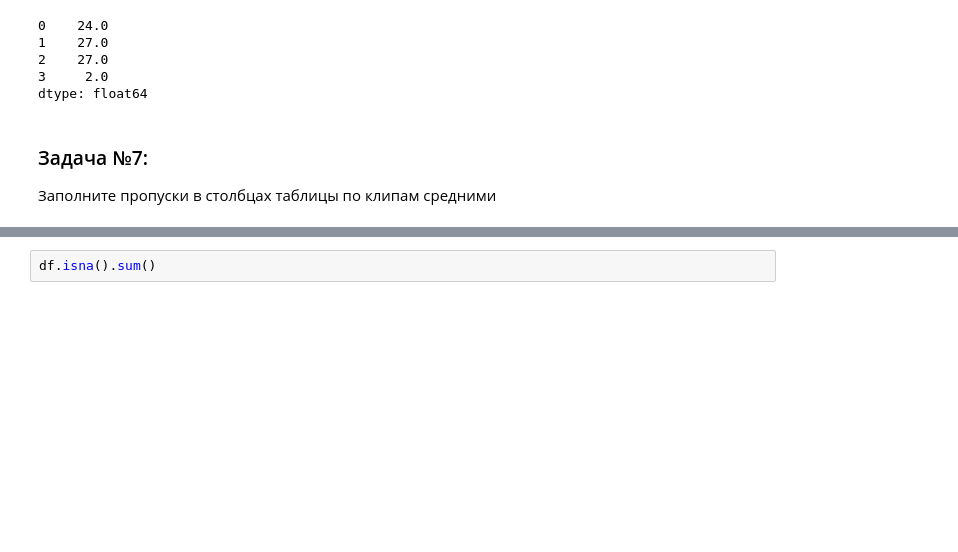
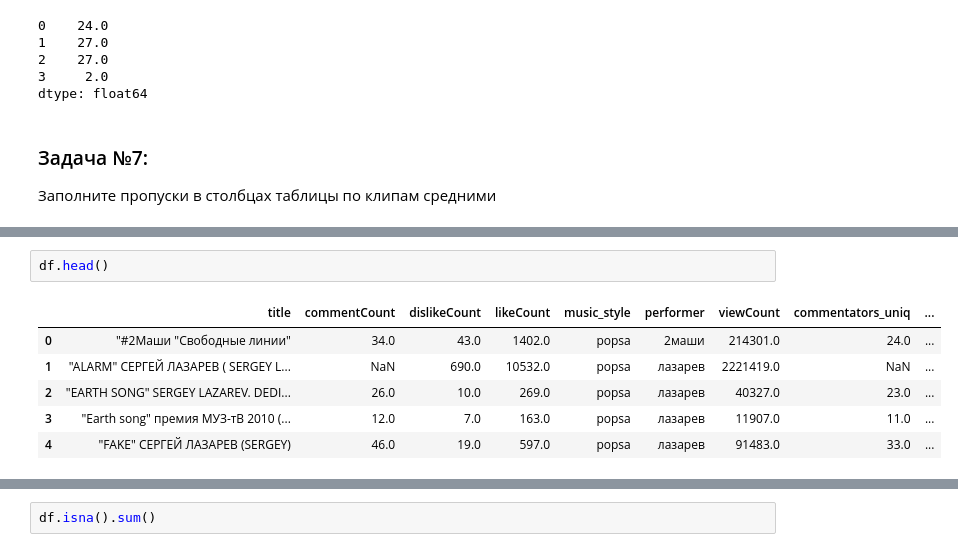
Before and after one commit to AnastasiyaMax/MLDS_python_course_fall22, a Jupyter notebook: week_5-6_pandas/pandas_advanced.ipynb, the cells around one changed output, grey strips where cells are left out. Drawn from its saved outputs; the diff is of its cells as text; blank space fills up the shorter version.

```diff
--- a/week_5-6_pandas/pandas_advanced.ipynb
+++ b/week_5-6_pandas/pandas_advanced.ipynb
@@ -495,0 +543,9 @@ dtype: float64
+# %%
+df.head()
+# %% [output]
+|  | title | commentCount | dislikeCount | likeCount | music_style | performer | viewCount | commentators_uniq | ... |
+| 0 | "#2Маши "Свободные линии" | 34.0 | 43.0 | 1402.0 | popsa | 2маши | 214301.0 | 24.0 | ... |
+| 1 | "ALARM" СЕРГЕЙ ЛАЗАРЕВ ( SERGEY L... | NaN | 690.0 | 10532.0 | popsa | лазарев | 2221419.0 | NaN | ... |
+| 2 | "EARTH SONG" SERGEY LAZAREV. DEDI... | 26.0 | 10.0 | 269.0 | popsa | лазарев | 40327.0 | 23.0 | ... |
+| 3 | "Earth song" премия МУЗ-тВ 2010 (... | 12.0 | 7.0 | 163.0 | popsa | лазарев | 11907.0 | 11.0 | ... |
+| 4 | "FAKE" СЕРГЕЙ ЛАЗАРЕВ (SERGEY) | 46.0 | 19.0 | 597.0 | popsa | лазарев | 91483.0 | 33.0 | ... |
```
Also changed, not shown: parts of 19 cells of this notebook.
